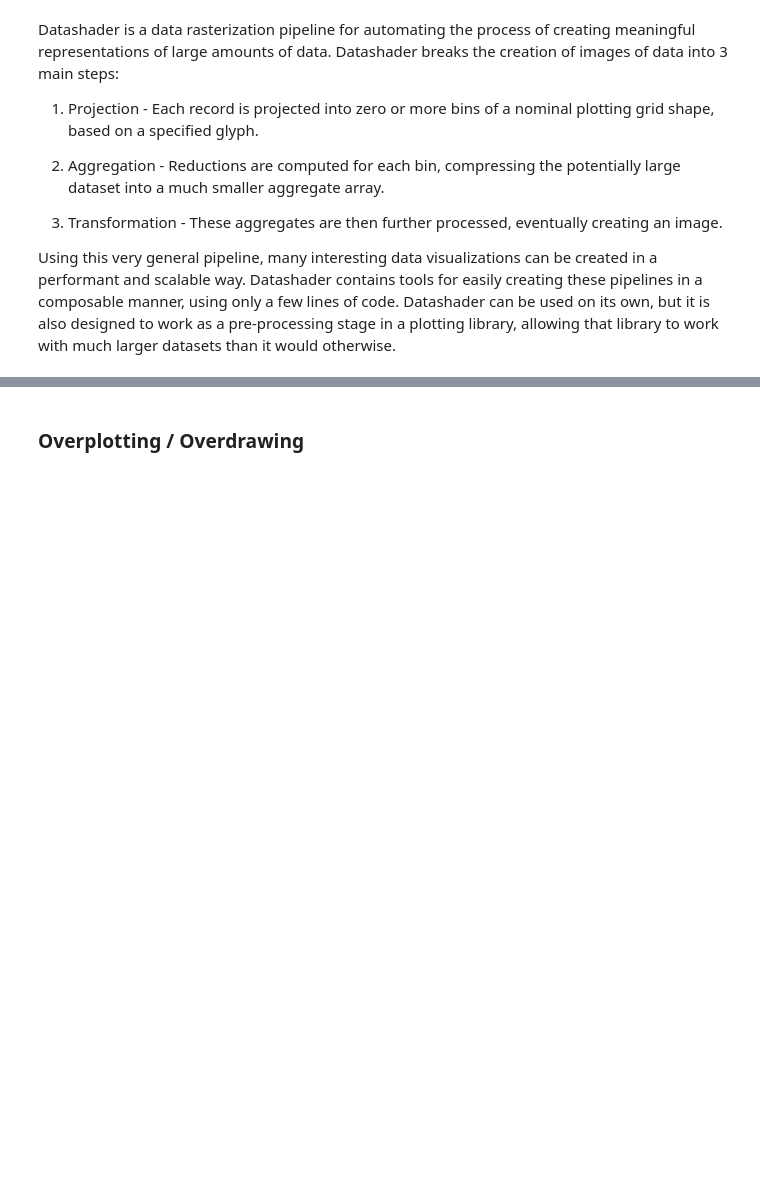
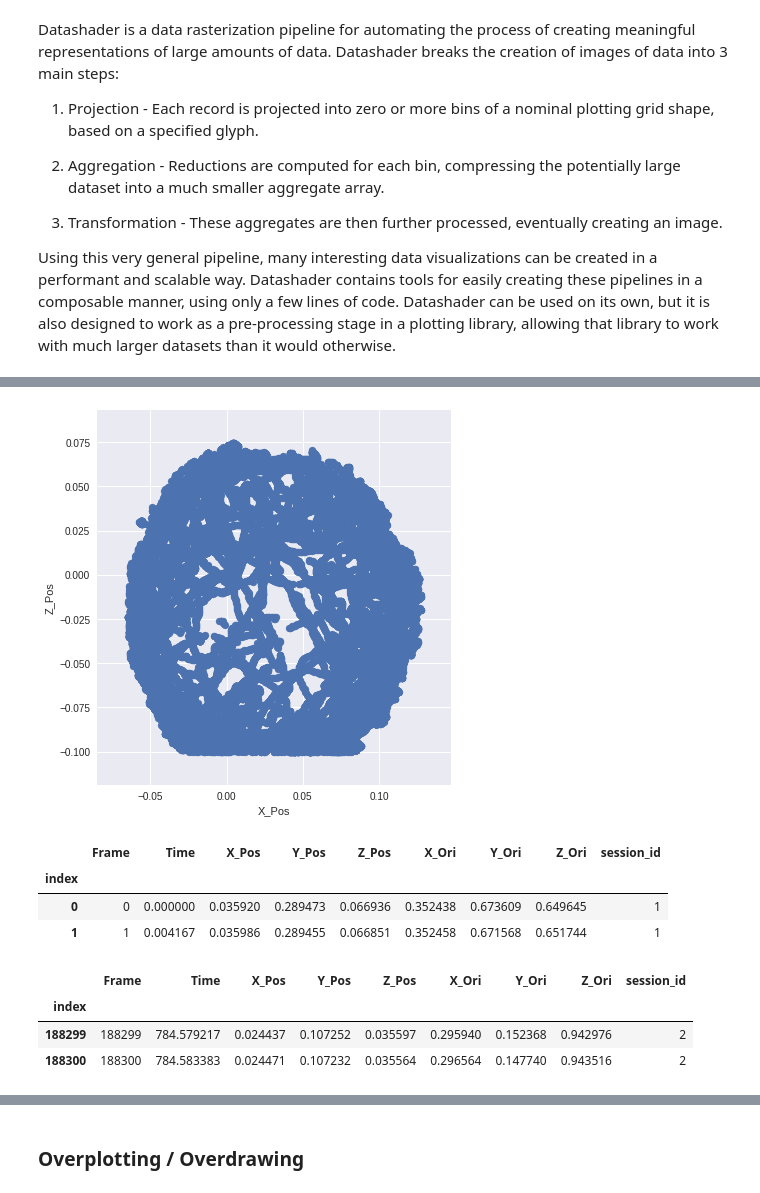
Before and after one commit to alTeska/data_visualization_talk, a Jupyter notebook: data_talk.ipynb, the cells around one changed output, grey strips where cells are left out. Saved outputs shown, nothing was run; the diff lists cells and outputs as text; code cells hidden in the pictures; blank space fills up the shorter version.

```diff
--- a/data_talk.ipynb
+++ b/data_talk.ipynb
@@ -98,0 +163,22 @@ Using this very general pipeline, many interesting data visualizations can be cr
+# %%
+g = sns.FacetGrid(data=rat, size=6)
+g.map(plt.scatter,'X_Pos','Z_Pos');
+# %% [output]
+[figure, added]
+# %%
+mask2 = (dfrat.session_id == 1) | (dfrat.session_id == 2)
+rat2 = dfrat[mask2]
+
+rat2.head(2)
+# %% [output]
+|  | Frame | Time | X_Pos | Y_Pos | Z_Pos | X_Ori | Y_Ori | Z_Ori | session_id |
+| index |  |  |  |  |  |  |  |  |  |
+| 0 | 0 | 0.000000 | 0.035920 | 0.289473 | 0.066936 | 0.352438 | 0.673609 | 0.649645 | 1 |
+| 1 | 1 | 0.004167 | 0.035986 | 0.289455 | 0.066851 | 0.352458 | 0.671568 | 0.651744 | 1 |
+# %%
+rat2.tail(2)
+# %% [output]
+|  | Frame | Time | X_Pos | Y_Pos | Z_Pos | X_Ori | Y_Ori | Z_Ori | session_id |
+| index |  |  |  |  |  |  |  |  |  |
+| 188299 | 188299 | 784.579217 | 0.024437 | 0.107252 | 0.035597 | 0.295940 | 0.152368 | 0.942976 | 2 |
+| 188300 | 188300 | 784.583383 | 0.024471 | 0.107232 | 0.035564 | 0.296564 | 0.147740 | 0.943516 | 2 |
```
Also changed, not shown: parts of 32 cells of this notebook.
